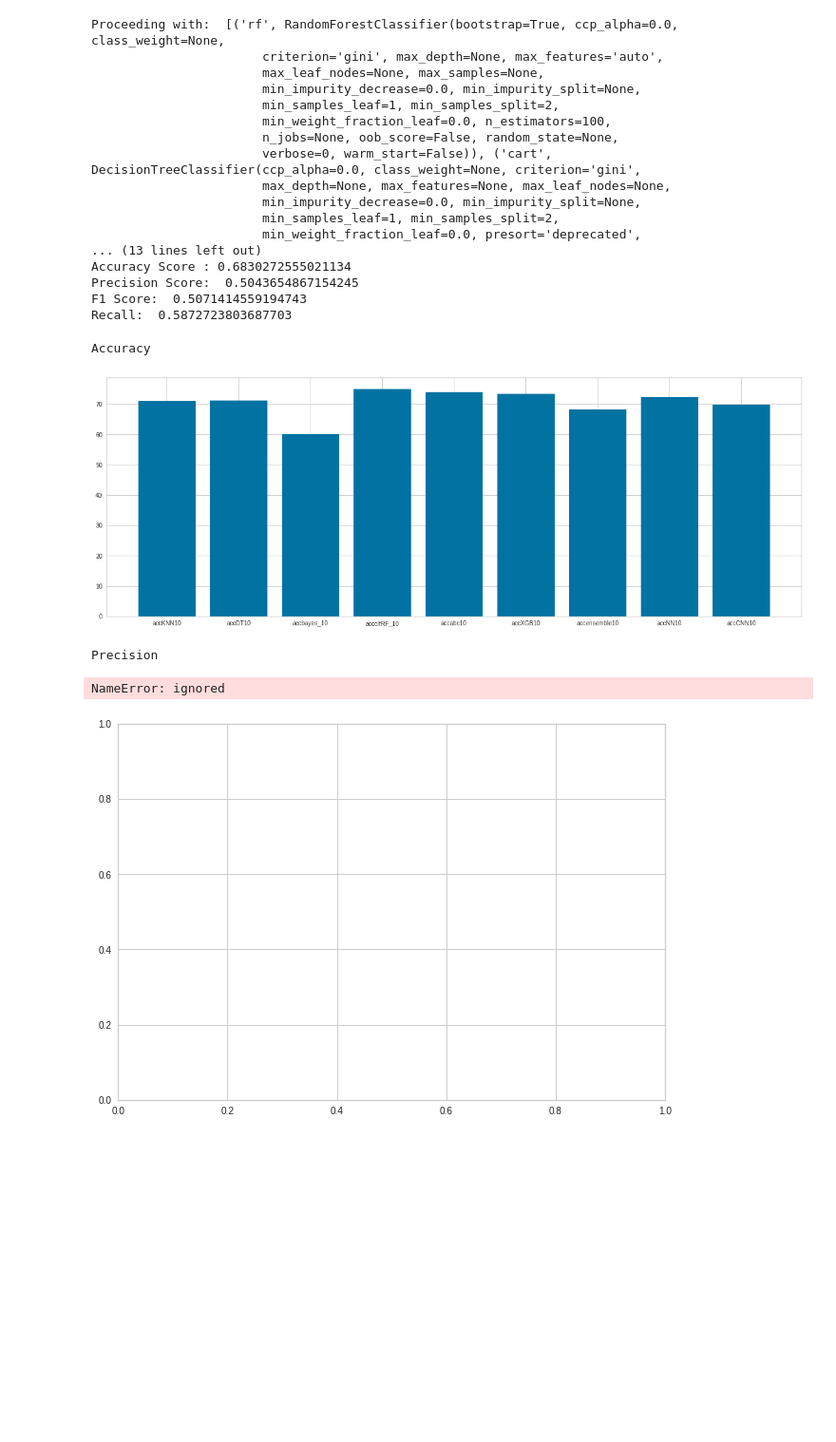
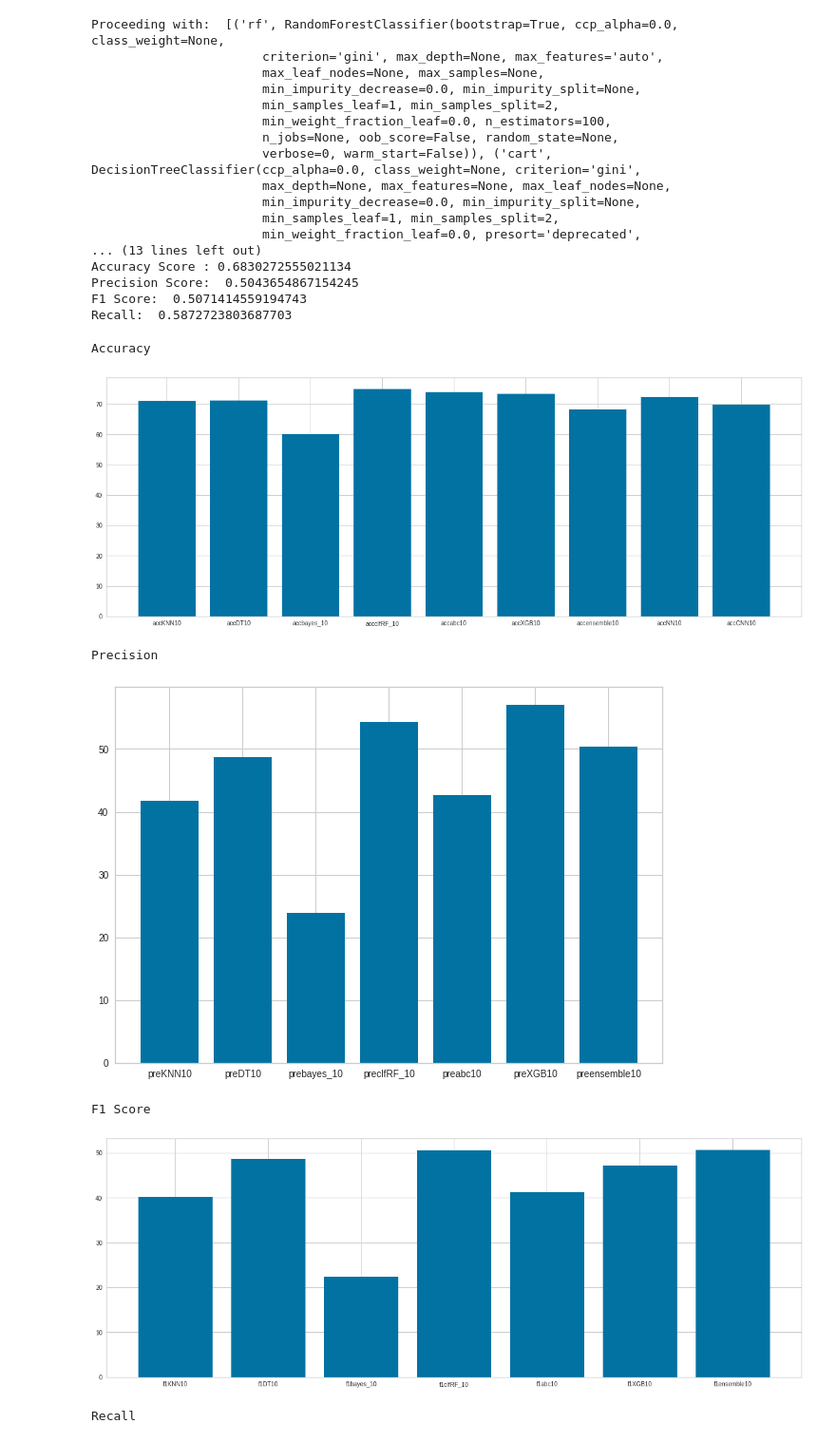
Before and after one commit to ishaak15/UNSW-IDS-Feature-Selection, a Jupyter notebook: Copy_of_Training_and_Testing.ipynb, the cells around one changed output. Shown at 95% size. Saved outputs shown, nothing was run; the diff lists cells and outputs as text; code cells hidden in the pictures; blank space fills up the shorter version.

Commit message:
graphs plotted

```diff
--- a/Copy_of_Training_and_Testing.ipynb
+++ b/Copy_of_Training_and_Testing.ipynb
@@ -1236,38 +1236,40 @@ import matplotlib.pyplot as plt
 #Accuracy
 print("Accuracy")
 fig = plt.figure()
 ax = fig.add_axes([0,0,2,1])
 algo = ['accKNN10', 'accDT10', 'accbayes_10', 'accclfRF_10',"accabc10","accXGB10","accensemble10","accNN10","accCNN10"]
 acc = [accKNN10*100,accDT10*100,accbayes_10*100,accclfRF_10*100,accabc10*100,accXGB10*100,accensemble10*100,accNN10*100,accCNN10*100]
 ax.bar(algo,acc)
 plt.show()
 #Precision
 print("Precision")
 fig = plt.figure()
 ax = fig.add_axes([0,0,1,1])
-algo = ['preKNN10', 'preDT10', 'prebayes_10', 'preclfRF_10',"preabc10","preXGB10","preensemble10","preNN10","preCNN10"]
-pre = [preKNN10*100,preDT10*100,prebayes_10*100,preclfRF_10*100,preabc10*100,preXGB10*100,preensemble10*100,preNN10*100,preCNN10*100]
+algo = ['preKNN10', 'preDT10', 'prebayes_10', 'preclfRF_10',"preabc10","preXGB10","preensemble10",]
+pre = [preKNN10*100,preDT10*100,prebayes_10*100,preclfRF_10*100,preabc10*100,preXGB10*100,preensemble10*100]
 ax.bar(algo,pre)
 plt.show()
 #F1 Score
 print("F1 Score")
 fig = plt.figure()
 ax = fig.add_axes([0,0,2,1])
-algo = ['f1KNN10', 'f1DT10', 'f1bayes_10', 'f1clfRF_10',"f1abc10","f1XGB10","f1ensemble10","f1NN10","f1CNN10"]
-f1 = [f1KNN10*100,f1DT10*100,f1bayes_10*100,f1clfRF_10*100,f1abc10*100,f1XGB10*100,f1ensemble10*100,f1NN10*100,f1CNN10*100]
+algo = ['f1KNN10', 'f1DT10', 'f1bayes_10', 'f1clfRF_10',"f1abc10","f1XGB10","f1ensemble10"]
+f1 = [f1KNN10*100,f1DT10*100,f1bayes_10*100,f1clfRF_10*100,f1abc10*100,f1XGB10*100,f1ensemble10*100]
 ax.bar(algo,f1)
 plt.show()
 #Recall
 print("Recall")
 fig = plt.figure()
 ax = fig.add_axes([0,0,2,1])
-algo = ['reKNN10', 'reDT10', 'rebayes_10', 'reclfRF_10',"reabc10","reXGB10","reensemble10","reNN10","reCNN10"]
-re = [reKNN10*100,reDT10*100,rebayes_10*100,reclfRF_10*100,reabc10*100,reXGB10*100,reensemble10*100,reNN10*100,reCNN10*100]
+algo = ['reKNN10', 'reDT10', 'rebayes_10', 'reclfRF_10',"reabc10","reXGB10","reensemble10"]
+re = [reKNN10*100,reDT10*100,rebayes_10*100,reclfRF_10*100,reabc10*100,reXGB10*100,reensemble10*100]
 ax.bar(algo,re)
 plt.show()
 # %% [output]
 Accuracy
 [figure]
 Precision
+[figure, new version]
-NameError: ignored
+F1 Score
-[figure, old version]
+[figure, added]
+Recall
```
Also changed, not shown: parts of 1 cell of this notebook.
